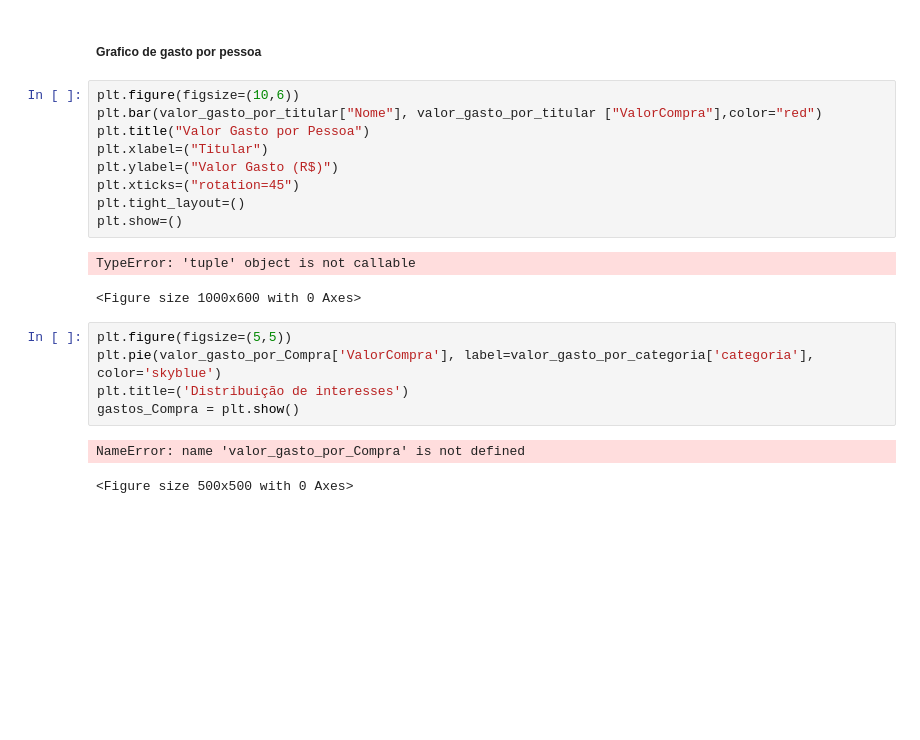
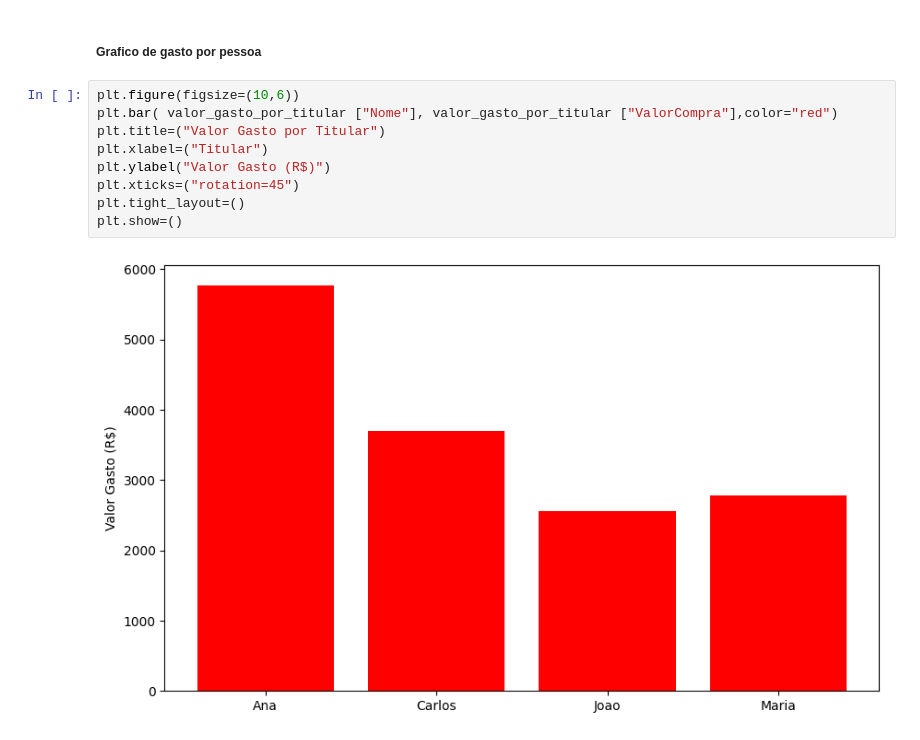
Before and after one commit to ArthurSilva007/Projeto_2.0, a Jupyter notebook: analise.ipynb, the cells around one changed output. Cells and saved outputs as stored; diff of their text form; blank space fills up the shorter version.

```diff
--- a/analise.ipynb
+++ b/analise.ipynb
@@ -77,21 +83,12 @@ gastos_por_dia.head(10)
 ##### Grafico de gasto por pessoa
 # %%
 plt.figure(figsize=(10,6))
-plt.bar(valor_gasto_por_titular["Nome"], valor_gasto_por_titular ["ValorCompra"],color="red")
-plt.title("Valor Gasto por Pessoa")
+plt.bar( valor_gasto_por_titular ["Nome"], valor_gasto_por_titular ["ValorCompra"],color="red")
+plt.title=("Valor Gasto por Titular")
 plt.xlabel=("Titular")
-plt.ylabel=("Valor Gasto (R$)")
+plt.ylabel("Valor Gasto (R$)")
 plt.xticks=("rotation=45")
 plt.tight_layout=()
 plt.show=()
 # %% [output]
-TypeError: 'tuple' object is not callable
-<Figure size 1000x600 with 0 Axes>
+[figure, added]
-# %%
-plt.figure(figsize=(5,5))
-plt.pie(valor_gasto_por_Compra['ValorCompra'], label=valor_gasto_por_categoria['categoria'], color='skyblue')
-plt.title=('Distribuição de interesses')
-gastos_Compra = plt.show()
-# %% [output]
-NameError: name 'valor_gasto_por_Compra' is not defined
-<Figure size 500x500 with 0 Axes>
```
Also changed, not shown: parts of 2 cells of this notebook.
